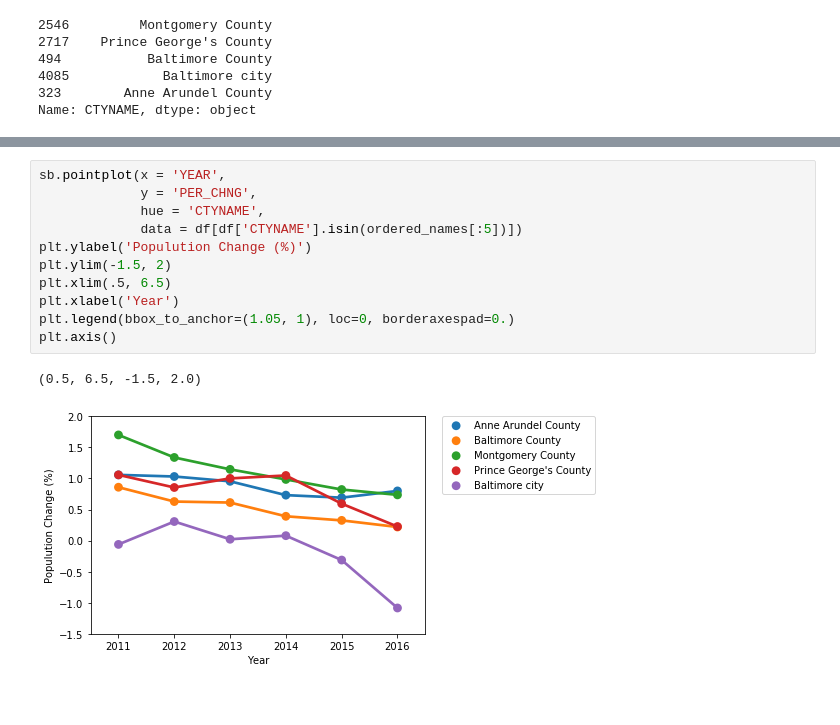
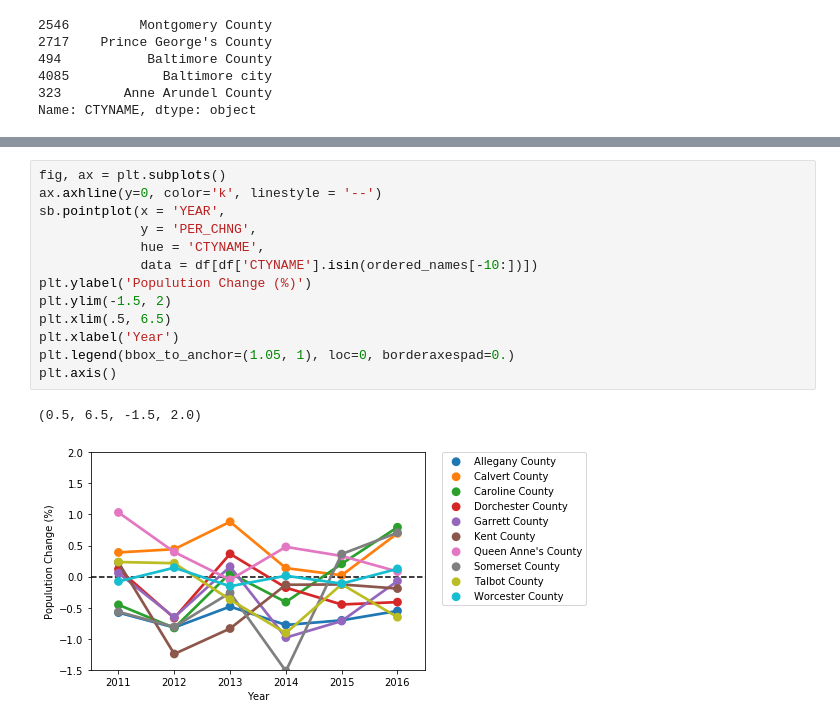
Before and after one commit to jrw5/Maryland_Census_Data, a Jupyter notebook: MD_County_Growth.ipynb, the cells around one changed output, grey strips where cells are left out. Cells and saved outputs as stored; diff of their text form.

Commit message:
Fixed Line graph measure percent change, and created an ordered list of county names

```diff
--- a/MD_County_Growth.ipynb
+++ b/MD_County_Growth.ipynb
@@ -173,14 +189,16 @@ Name: CTYNAME, dtype: object
 # %%
+fig, ax = plt.subplots()
+ax.axhline(y=0, color='k', linestyle = '--')
 sb.pointplot(x = 'YEAR',
              y = 'PER_CHNG',
              hue = 'CTYNAME',
-             data = df[df['CTYNAME'].isin(ordered_names[:5])])
+             data = df[df['CTYNAME'].isin(ordered_names[-10:])])
 plt.ylabel('Populution Change (%)')
 plt.ylim(-1.5, 2)
 plt.xlim(.5, 6.5)
 plt.xlabel('Year')
 plt.legend(bbox_to_anchor=(1.05, 1), loc=0, borderaxespad=0.)
 plt.axis()
 # %% [output]
 (0.5, 6.5, -1.5, 2.0)
-[figure, old version]
+[figure, new version]
```
Also changed, not shown: parts of 1 cell of this notebook.
